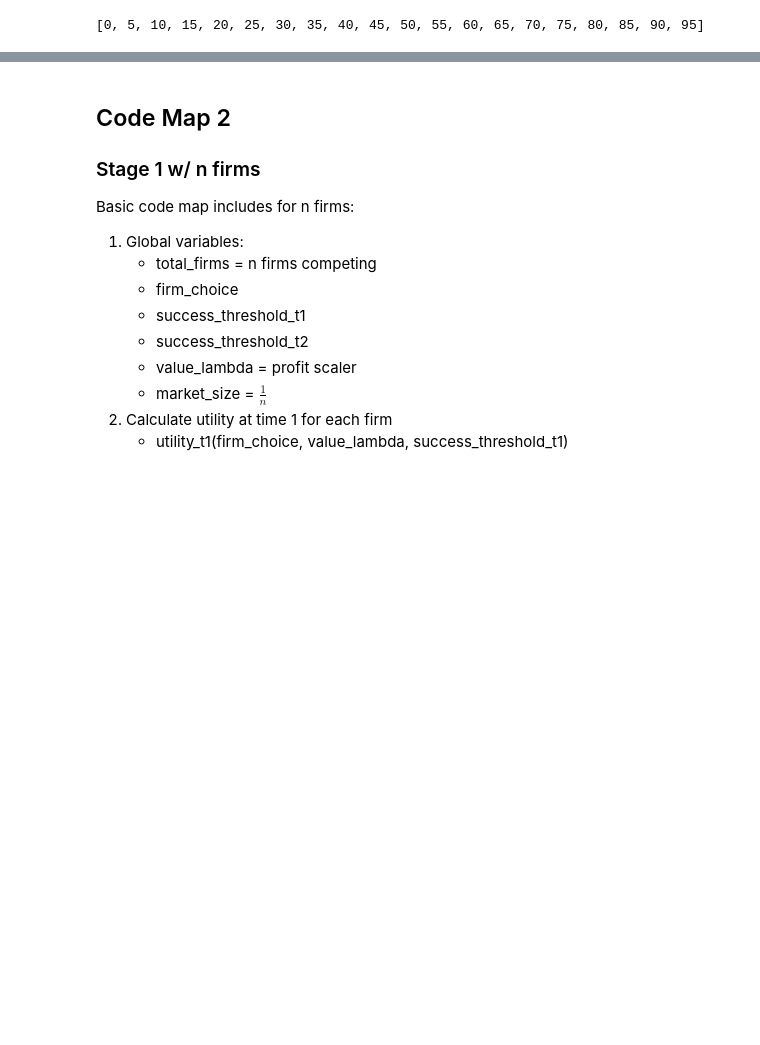
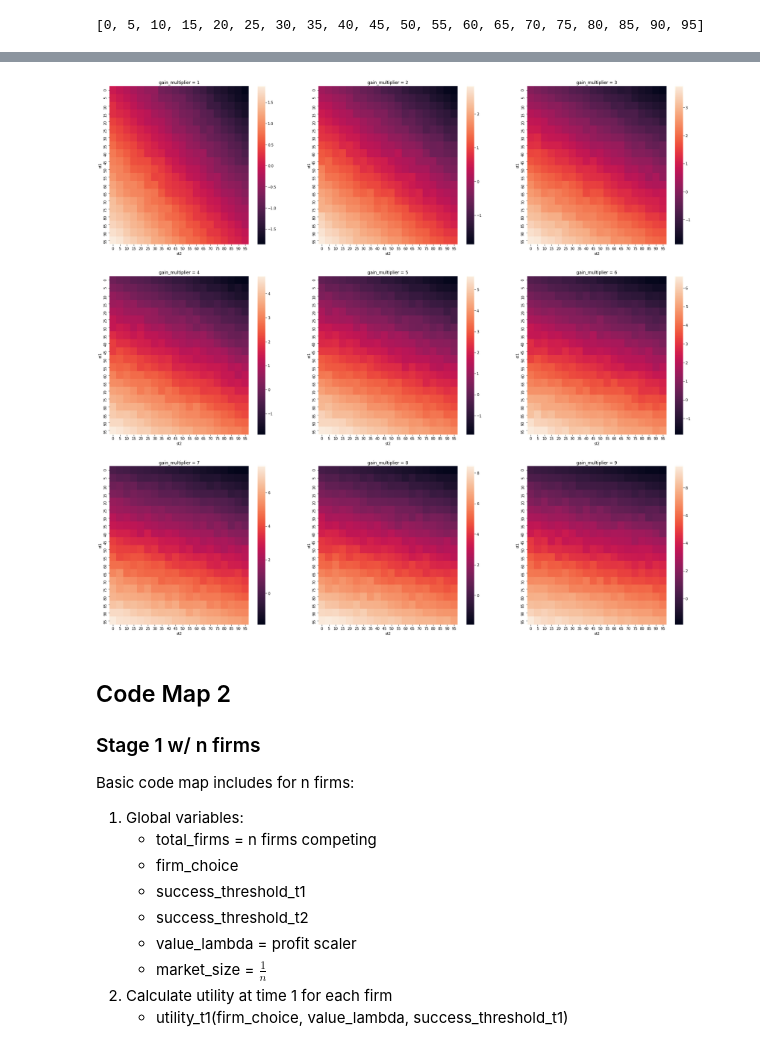
Before and after one commit to sbenthall/ip-games, a Jupyter notebook: Patent Competition-Production Model.ipynb, the cells around one changed output, grey strips where cells are left out. Cells and saved outputs as stored; diff of their text form; code cells hidden in the pictures; blank space fills up the shorter version.

```diff
--- a/Patent Competition-Production Model.ipynb
+++ b/Patent Competition-Production Model.ipynb
@@ -207,3 +298,49 @@ sns.heatmap(df.pivot("st1", "st2", "dEU"))
+# %%
+df1 = pd.DataFrame.from_records(records_gm1)
+df2 = pd.DataFrame.from_records(records_gm2)
+df3 = pd.DataFrame.from_records(records_gm3)
+df4 = pd.DataFrame.from_records(records_gm4)
+df5 = pd.DataFrame.from_records(records_gm5)
+df6 = pd.DataFrame.from_records(records_gm6)
+df7 = pd.DataFrame.from_records(records_gm7)
+df8 = pd.DataFrame.from_records(records_gm8)
+df9 = pd.DataFrame.from_records(records_gm9)
+# %%
+fig = plt.figure(figsize=(30,28))
+ax1 = fig.add_subplot(331)
+ax2 = fig.add_subplot(332)
+ax3 = fig.add_subplot(333)
+ax4 = fig.add_subplot(334)
+ax5 = fig.add_subplot(335)
+ax6 = fig.add_subplot(336)
+ax7 = fig.add_subplot(337)
+ax8 = fig.add_subplot(338)
+ax9 = fig.add_subplot(339)
+
+
+sns.heatmap(df1.pivot("st1", "st2", "dEU"), ax=ax1)
+sns.heatmap(df2.pivot("st1", "st2", "dEU"), ax=ax2)
+sns.heatmap(df3.pivot("st1", "st2", "dEU"), ax=ax3)
+sns.heatmap(df4.pivot("st1", "st2", "dEU"), ax=ax4)
+sns.heatmap(df5.pivot("st1", "st2", "dEU"), ax=ax5)
+sns.heatmap(df6.pivot("st1", "st2", "dEU"), ax=ax6)
+sns.heatmap(df7.pivot("st1", "st2", "dEU"), ax=ax7)
+sns.heatmap(df8.pivot("st1", "st2", "dEU"), ax=ax8)
+sns.heatmap(df9.pivot("st1", "st2", "dEU"), ax=ax9)
+
+ax1.set(title='gain_multiplier = 1')
+ax2.set(title='gain_multiplier = 2')
+ax3.set(title='gain_multiplier = 3')
+ax4.set(title='gain_multiplier = 4')
+ax5.set(title='gain_multiplier = 5')
+ax6.set(title='gain_multiplier = 6')
+ax7.set(title='gain_multiplier = 7')
+ax8.set(title='gain_multiplier = 8')
+ax9.set(title='gain_multiplier = 9')
+
+fig.savefig('full-heatmap.png')
+# %% [output]
+[figure, added]
 # %% [markdown]
 ## Code Map 2
 
```
Also changed, not shown: parts of 10 cells of this notebook, 3 other files.
